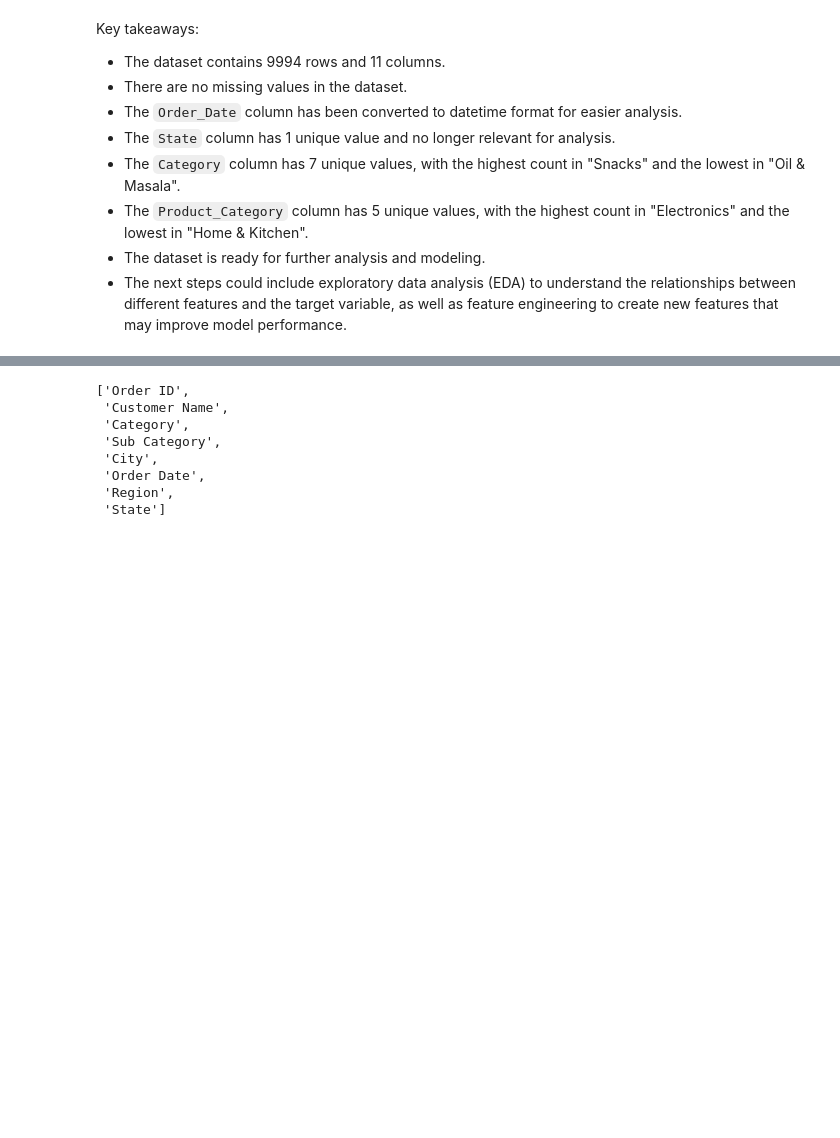
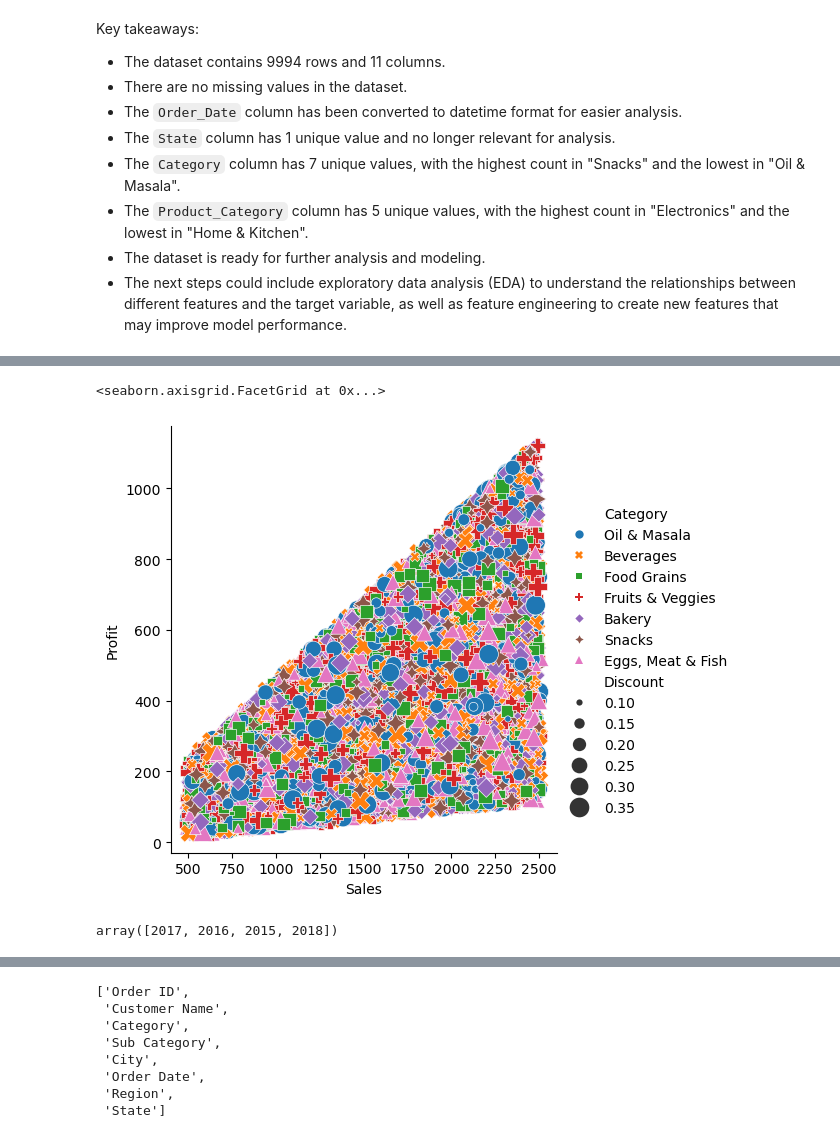
Before and after one commit to Naftal-Rainer/FMCG-Retail-Analytics, a Jupyter notebook: retail_analysis.ipynb, the cells around one changed output, grey strips where cells are left out. Drawn from its saved outputs; the diff is of its cells as text; code cells hidden in the pictures; blank space fills up the shorter version.

Commit message:
Exploratory Data Analysis: Data Analysis

```diff
--- a/retail_analysis.ipynb
+++ b/retail_analysis.ipynb
@@ -202,3 +202,8 @@ data.head()
 | 2 | OD3 | Hussain | Food Grains | Atta & Flour | Perambalur | 2017-06-12 | West | 2360 | 0.21 | ... |
 | 3 | OD4 | Jackson | Fruits & Veggies | Fresh Vegetables | Dharmapuri | 2016-10-11 | South | 896 | 0.25 | ... |
 | 4 | OD5 | Ridhesh | Food Grains | Organic Staples | Ooty | 2016-10-11 | South | 2355 | 0.26 | ... |
+# %%
+data["Gross_Sales"] = data["Sales"] * (1 + data["Discount"])
+data["Profit_Margin"] = data["Profit"] / data["Sales"]
+data["Purchase_Price"] = data["Sales"] - data["Profit"]
+data.head()
@@ -204,0 +217,6 @@ data.head()
+# %%
+sns.relplot(x="Sales", y="Profit", data=data, size= "Discount", kind="scatter", style="Category", hue="Category", sizes=(20, 200))
+# sns.relplot(x="Sales", y="Profit", data=data, hue="Category", kind="scatter", style="Category")
+# %% [output]
+<seaborn.axisgrid.FacetGrid at 0x...>
+[figure, added]
@@ -204,0 +226,4 @@ data.head()
+# %%
+data["Year"].unique()
+# %% [output]
+array([2017, 2016, 2015, 2018])
```
Also changed, not shown: parts of 11 cells of this notebook, 1 other file.
